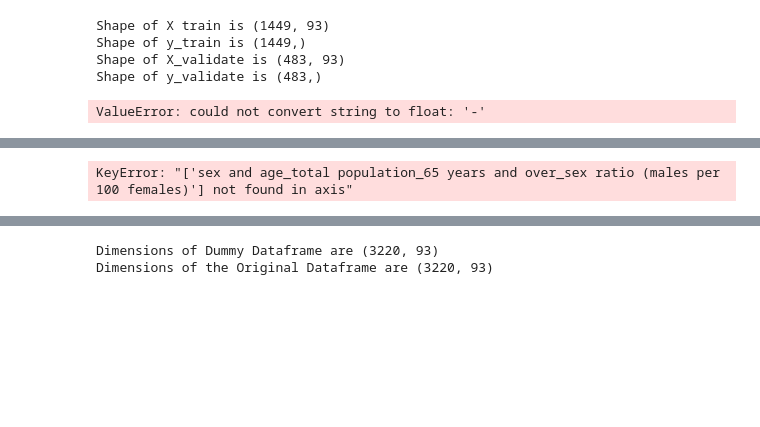
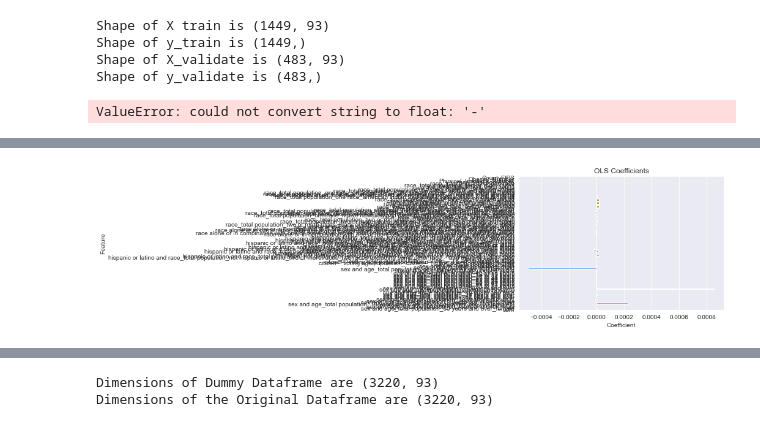
Before and after one commit to reubenp92/-CSS_Project_2_Team_4_Fall_2020, a Jupyter notebook: Project2.ipynb, the cells around one changed output, grey strips where cells are left out. Saved outputs shown, nothing was run; the diff lists cells and outputs as text; code cells hidden in the pictures; blank space fills up the shorter version.

```diff
--- a/Project2.ipynb
+++ b/Project2.ipynb
@@ -454,7 +471,7 @@ ValueError: could not convert string to float: '-'
 # %%
 ##Let's try to do the model using OLS and Machine Learning
 
-X2 = db2.drop(['Diabetes_Number', 'Diabetes_Proportion','Diabetes_Binarizer' ], axis = 1)
+X2 = db2.drop(['Diabetes_Number', 'Diabetes_Proportion','Diabetes_Binarizer', 'sex and age_total population_65 years and over_sex ratio (males per 100 females)'], axis = 1)
 
 ##outcome for second model
 Y2 = db2['Diabetes_Proportion']
@@ -504,3 +518,0 @@ X2
-# %%
-##Now that we have dealt with the NaN we can move on to converting this to string and then  integer
-X2.iloc[:,3:4] = X2.iloc[:,3:4].astype(float)
@@ -509,5 +540,13 @@ ValueError: could not convert string to float: '-'
+# %%
+# Create a dataframe with the coefficient and feature names
+lin_reg_data = pd.DataFrame([lin_model.coef_, X2.columns]).T
+lin_reg_data.columns = ['Coefficient', 'Feature']
+# Plot
+ax = sns.barplot(x="Coefficient", y="Feature", data=lin_reg_data)
+ax.set_title("OLS Coefficients")
+plt.show()
+# %% [output]
+[figure, added]
 # %%
 X2 = X2.drop(['sex and age_total population_65 years and over_sex ratio (males per 100 females)'
 ], axis =1)
-# %% [output]
-KeyError: "['sex and age_total population_65 years and over_sex ratio (males per 100 females)'] not found in axis"
```
Also changed, not shown: parts of 9 cells of this notebook.
